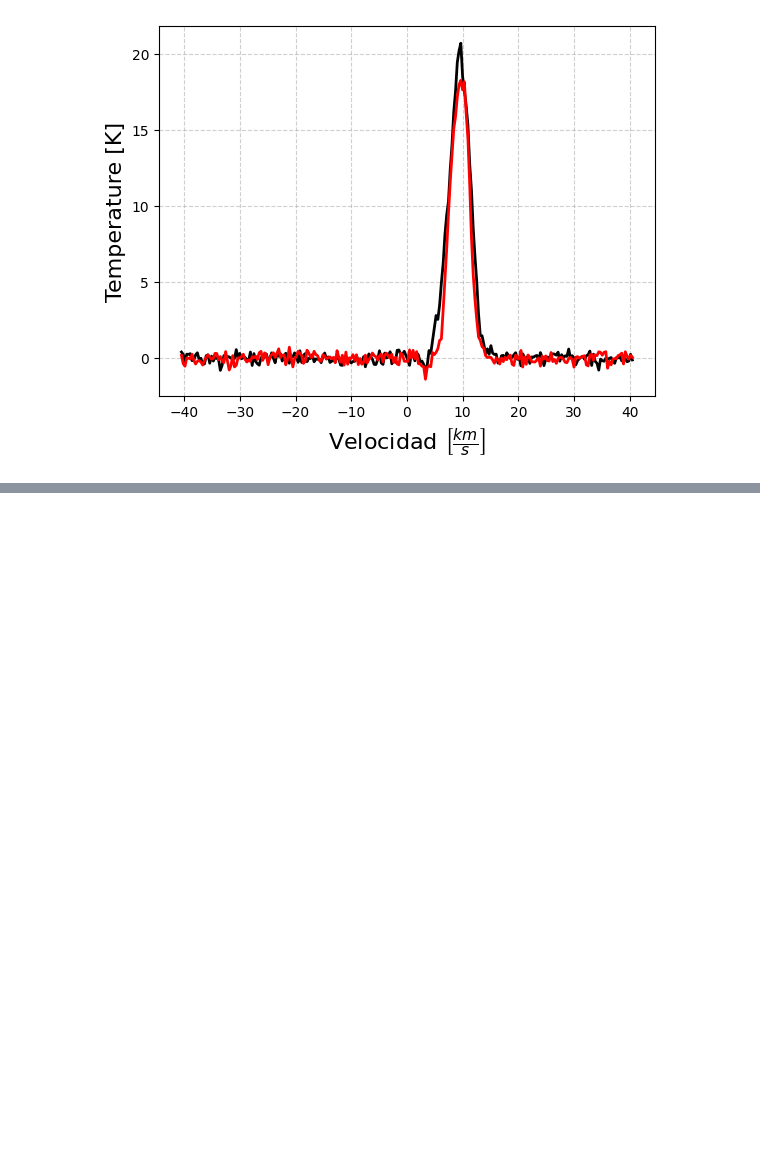
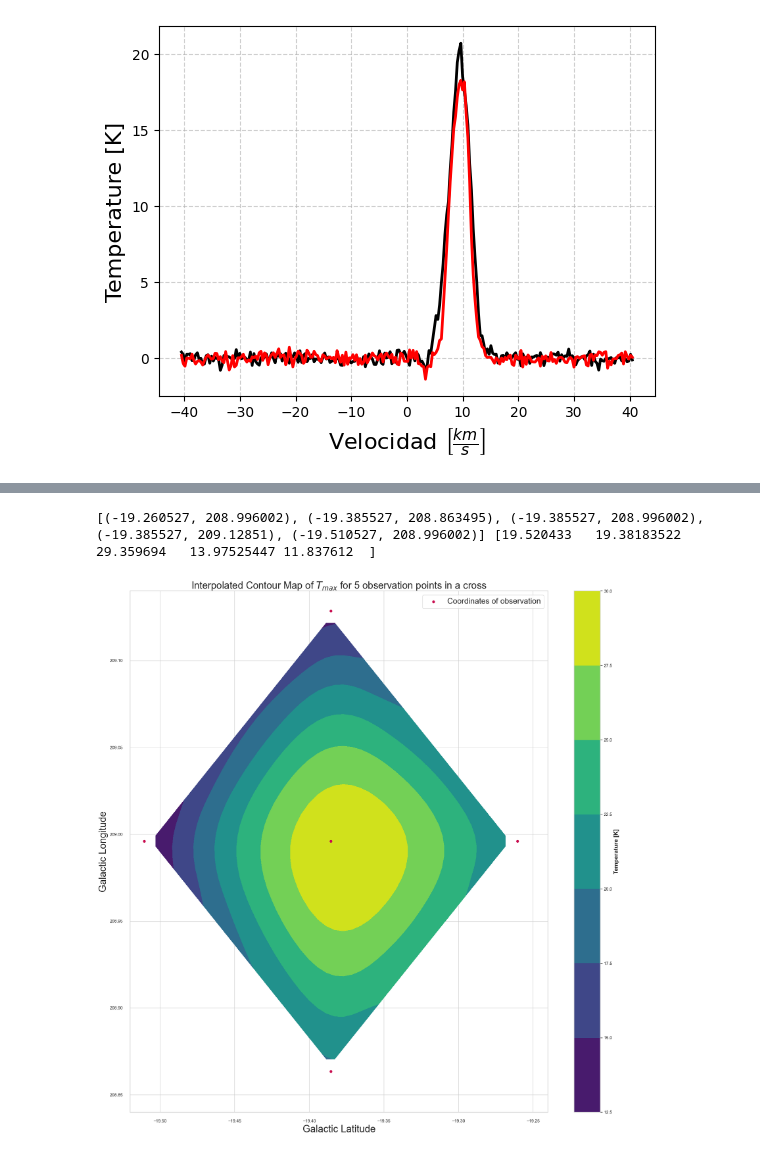
Before and after one commit to CrushinAngel/Astronomia_Experimental, a Jupyter notebook: Informe_1/Fits_Observations.ipynb, the cells around one changed output, grey strips where cells are left out. Cells and saved outputs as stored; diff of their text form; code cells hidden in the pictures; blank space fills up the shorter version.

Commit message:
Attempt at Tmax Contour Map (semi-success)

```diff
--- a/Informe_1/Fits_Observations.ipynb
+++ b/Informe_1/Fits_Observations.ipynb
@@ -184,0 +217,27 @@ for i in spectra_xy:
+# %%
+points = [(spectra_xy[i][0], spectra_xy[i][1]) for i in range(len(posiciones))]
+print(points,
+      T_max)
+
+points = np.array(points)
+
+T_max = np.array(T_max)
+
+gridx, gridy = np.mgrid[-19.52:-19.24:50j, 208.84:209.14:50j]
+
+gridz = griddata(points, T_max, (gridx, gridy), method = 'cubic')
+
+plt.figure(figsize = (20, 20), layout = 'tight')
+plt.contourf(gridx, gridy, gridz, cmap = "viridis")
+cb = plt.colorbar()
+cb.set_label(label='Temperature [K]', weight='bold', size = 15)
+plt.scatter(points[:, 0], points[:, 1], color = '#c90e50', label = 'Coordinates of observation', zorder = 5)
+plt.title('Interpolated Contour Map of $T_{max}$ for 5 observation points in a cross', fontsize = 25)
+plt.xlabel('Galactic Latitude', fontsize = 25)
+plt.ylabel('Galactic Longitude', fontsize = 25)
+plt.tick_params(size = 15)
+plt.legend(fontsize = 20)
+plt.show()
+# %% [output]
+[(-19.260527, 208.996002), (-19.385527, 208.863495), (-19.385527, 208.996002), (-19.385527, 209.12851), (-19.510527, 208.996002)] [19.520433   19.38183522 29.359694   13.97525447 11.837612  ]
+[figure, added]
```
Also changed, not shown: parts of 7 cells of this notebook.
